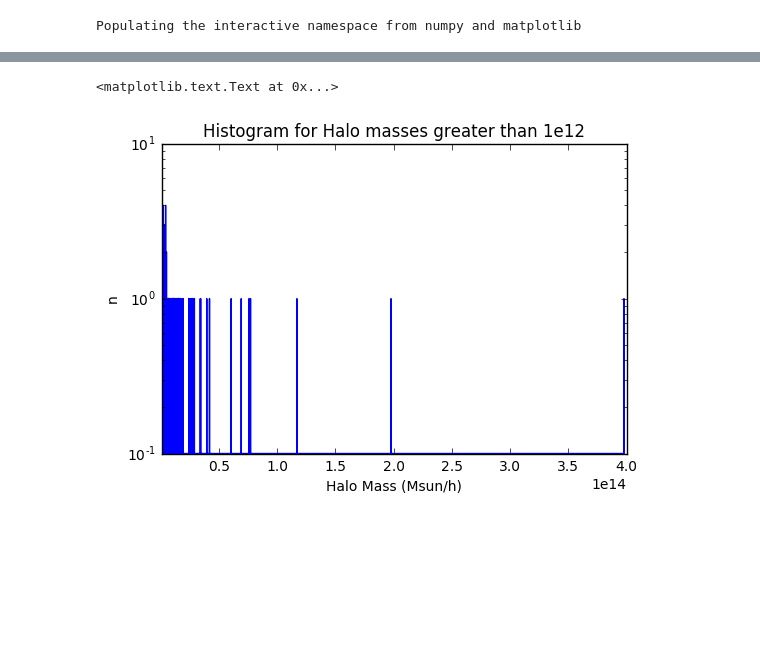
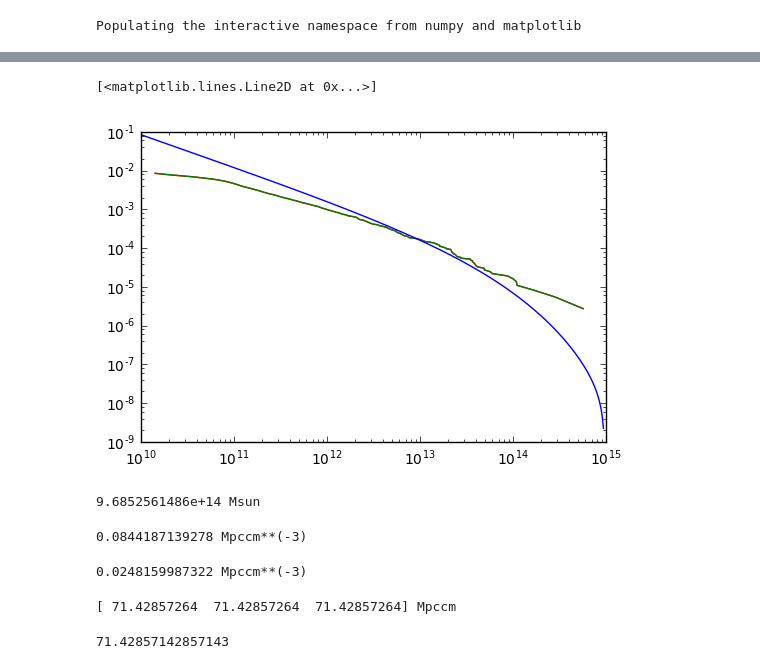
Before and after one commit to olegs22/Simulations, a Jupyter notebook: Yt_vis.ipynb, the cells around one changed output, grey strips where cells are left out. Saved outputs shown, nothing was run; the diff lists cells and outputs as text; code cells hidden in the pictures; blank space fills up the shorter version.

```diff
--- a/Yt_vis.ipynb
+++ b/Yt_vis.ipynb
@@ -128,9 +171,36 @@ plt.title('Histogram for Halo masses lower than 1e12')
-# %%
-n2, bins, patches = plt.hist(Halo_mass, bins = 'auto', histtype='step',log=True)
-plt.axis([1e12, 4e14, 0.,1e1])
-plt.xlabel('Halo Mass (Msun/h)')
-plt.ylabel('n')
-plt.title('Histogram for Halo masses greater than 1e12')
-# %% [output]
-<matplotlib.text.Text at 0x...>
-[figure, removed]
+# %%
+plt.figure()
+m_halos = np.sort(ad_halos["particle_mass"].in_units("Msun"))
+#print m_halos[0]
+vol = (50./0.7)**3.
+n_density = np.arange(len(m_halos),0,-1)
+#print n_density
+m_halos, u_index = np.unique(m_halos, return_index=True)
+n_density = n_density[u_index]/vol
+plt.loglog(m_halos,n_density,'r')
+plt.loglog(hmf.masses_sim, hmf.n_cumulative_sim,'g')
+plt.loglog(hmf.masses_analytic, hmf.n_cumulative_analytic)
+# %% [output]
+[<matplotlib.lines.Line2D at 0x...>]
+[figure, added]
+# %%
+print hmf.masses_analytic[-1]
+# %% [output]
+9.6852561486e+14 Msun
+# %%
+hmf.n_cumulative_analytic[0]
+# %% [output]
+0.0844187139278 Mpccm**(-3)
+# %%
+hmf.n_cumulative_sim[0]/(.7**3)
+# %% [output]
+0.0248159987322 Mpccm**(-3)
+# %%
+volume_sim = halos.domain_width.in_units('Mpccm')
+print volume_sim
+# %% [output]
+[ 71.42857264  71.42857264  71.42857264] Mpccm
+# %%
+50.0/0.7
+# %% [output]
+71.42857142857143
```
Also changed, not shown: parts of 18 cells of this notebook.
